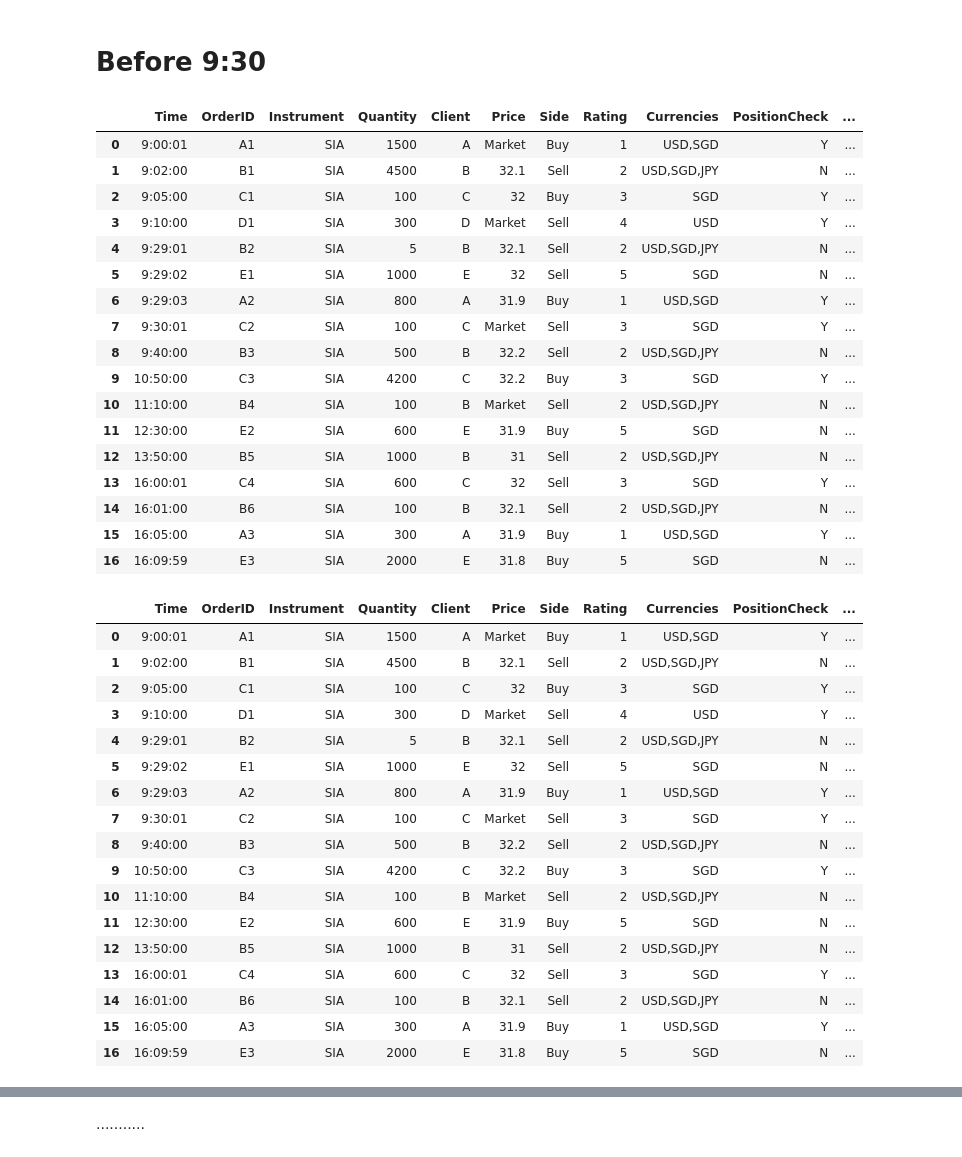
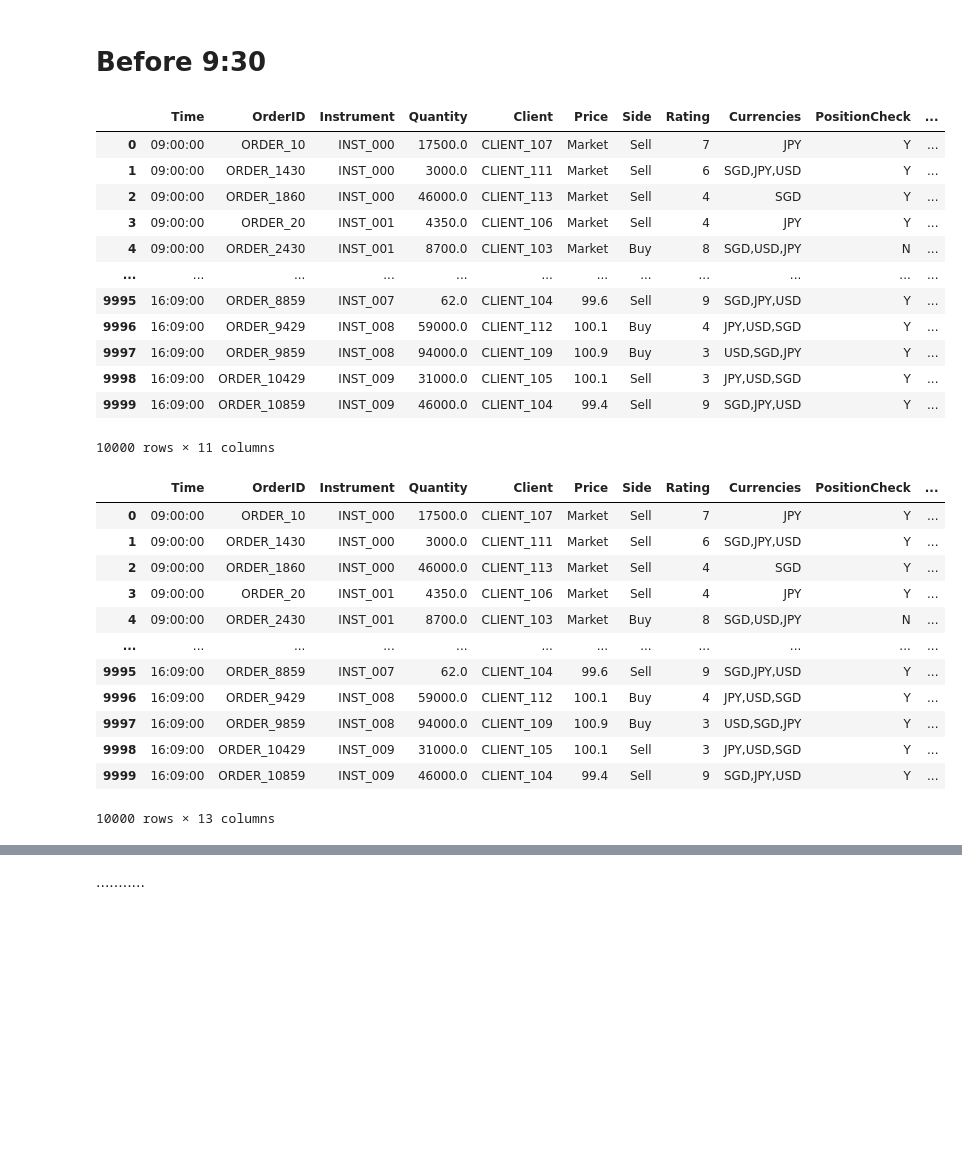
Before and after one commit to Kautharr/APAC-Grp-12, a Jupyter notebook: validate.ipynb, the cells around one changed output, grey strips where cells are left out. Cells and saved outputs as stored; diff of their text form; code cells hidden in the pictures; blank space fills up the shorter version.

```diff
--- a/validate.ipynb
+++ b/validate.ipynb
@@ -3,42 +3,42 @@
 # %%
 import pandas as pd
 
 
-instruments_df = pd.read_csv('DataSets/example-set/input_instruments.csv')
-orders_df =  pd.read_csv('DataSets/example-set/input_orders.csv')
-clients_df = pd.read_csv('DataSets/example-set/input_clients.csv')
+# instruments_df = pd.read_csv('DataSets/example-set/input_instruments.csv')
+# orders_df =  pd.read_csv('DataSets/example-set/input_orders.csv')
+# clients_df = pd.read_csv('DataSets/example-set/input_clients.csv')
+
+
+instruments_df = pd.read_csv('DataSets/test-set/input_instruments.csv')
+orders_df =  pd.read_csv('DataSets/test-set/input_orders.csv')
+clients_df = pd.read_csv('DataSets/test-set/input_clients.csv')
 
 clients_df.set_index('ClientID', inplace=True)
 orders_df['Rating'] = orders_df['Client'].map(clients_df['Rating'])
 orders_df['Currencies'] = orders_df['Client'].map(clients_df['Currencies'])
 orders_df['PositionCheck'] = orders_df['Client'].map(clients_df['PositionCheck'])
 
 instruments_df.set_index('InstrumentID', inplace=True)
 orders_df['LotSize'] = orders_df['Instrument'].map(instruments_df['LotSize'])
 
 clients_df.reset_index(inplace=True)
 instruments_df.reset_index(inplace=True)
 
 orders_df
 # %% [output]
 |  | Time | OrderID | Instrument | Quantity | Client | Price | Side | Rating | Currencies | PositionCheck | ... |
-| 0 | 9:00:01 | A1 | SIA | 1500 | A | Market | Buy | 1 | USD,SGD | Y | ... |
-| 1 | 9:02:00 | B1 | SIA | 4500 | B | 32.1 | Sell | 2 | USD,SGD,JPY | N | ... |
-| 2 | 9:05:00 | C1 | SIA | 100 | C | 32 | Buy | 3 | SGD | Y | ... |
-| 3 | 9:10:00 | D1 | SIA | 300 | D | Market | Sell | 4 | USD | Y | ... |
-| 4 | 9:29:01 | B2 | SIA | 5 | B | 32.1 | Sell | 2 | USD,SGD,JPY | N | ... |
-| 5 | 9:29:02 | E1 | SIA | 1000 | E | 32 | Sell | 5 | SGD | N | ... |
-| 6 | 9:29:03 | A2 | SIA | 800 | A | 31.9 | Buy | 1 | USD,SGD | Y | ... |
-| 7 | 9:30:01 | C2 | SIA | 100 | C | Market | Sell | 3 | SGD | Y | ... |
-| 8 | 9:40:00 | B3 | SIA | 500 | B | 32.2 | Sell | 2 | USD,SGD,JPY | N | ... |
-| 9 | 10:50:00 | C3 | SIA | 4200 | C | 32.2 | Buy | 3 | SGD | Y | ... |
-| 10 | 11:10:00 | B4 | SIA | 100 | B | Market | Sell | 2 | USD,SGD,JPY | N | ... |
-| 11 | 12:30:00 | E2 | SIA | 600 | E | 31.9 | Buy | 5 | SGD | N | ... |
-| 12 | 13:50:00 | B5 | SIA | 1000 | B | 31 | Sell | 2 | USD,SGD,JPY | N | ... |
-| 13 | 16:00:01 | C4 | SIA | 600 | C | 32 | Sell | 3 | SGD | Y | ... |
-| 14 | 16:01:00 | B6 | SIA | 100 | B | 32.1 | Sell | 2 | USD,SGD,JPY | N | ... |
-| 15 | 16:05:00 | A3 | SIA | 300 | A | 31.9 | Buy | 1 | USD,SGD | Y | ... |
-| 16 | 16:09:59 | E3 | SIA | 2000 | E | 31.8 | Buy | 5 | SGD | N | ... |
+| 0 | 09:00:00 | ORDER_10 | INST_000 | 17500.0 | CLIENT_107 | Market | Sell | 7 | JPY | Y | ... |
+| 1 | 09:00:00 | ORDER_1430 | INST_000 | 3000.0 | CLIENT_111 | Market | Sell | 6 | SGD,JPY,USD | Y | ... |
+| 2 | 09:00:00 | ORDER_1860 | INST_000 | 46000.0 | CLIENT_113 | Market | Sell | 4 | SGD | Y | ... |
+| 3 | 09:00:00 | ORDER_20 | INST_001 | 4350.0 | CLIENT_106 | Market | Sell | 4 | JPY | Y | ... |
+| 4 | 09:00:00 | ORDER_2430 | INST_001 | 8700.0 | CLIENT_103 | Market | Buy | 8 | SGD,USD,JPY | N | ... |
+| ... | ... | ... | ... | ... | ... | ... | ... | ... | ... | ... | ... |
+| 9995 | 16:09:00 | ORDER_8859 | INST_007 | 62.0 | CLIENT_104 | 99.6 | Sell | 9 | SGD,JPY,USD | Y | ... |
+| 9996 | 16:09:00 | ORDER_9429 | INST_008 | 59000.0 | CLIENT_112 | 100.1 | Buy | 4 | JPY,USD,SGD | Y | ... |
+| 9997 | 16:09:00 | ORDER_9859 | INST_008 | 94000.0 | CLIENT_109 | 100.9 | Buy | 3 | USD,SGD,JPY | Y | ... |
+| 9998 | 16:09:00 | ORDER_10429 | INST_009 | 31000.0 | CLIENT_105 | 100.1 | Sell | 3 | JPY,USD,SGD | Y | ... |
+| 9999 | 16:09:00 | ORDER_10859 | INST_009 | 46000.0 | CLIENT_104 | 99.4 | Sell | 9 | SGD,JPY,USD | Y | ... |
+10000 rows × 11 columns
 # %%
 def validate_instruments(instruments_df, orders_df):
     instrument_ids_set = set(instruments_df['InstrumentID'])
@@ -53,23 +53,18 @@ validate_instruments(instruments_df, orders_df)
 orders_df
 # %% [output]
 |  | Time | OrderID | Instrument | Quantity | Client | Price | Side | Rating | Currencies | PositionCheck | ... |
-| 0 | 9:00:01 | A1 | SIA | 1500 | A | Market | Buy | 1 | USD,SGD | Y | ... |
-| 1 | 9:02:00 | B1 | SIA | 4500 | B | 32.1 | Sell | 2 | USD,SGD,JPY | N | ... |
-| 2 | 9:05:00 | C1 | SIA | 100 | C | 32 | Buy | 3 | SGD | Y | ... |
-| 3 | 9:10:00 | D1 | SIA | 300 | D | Market | Sell | 4 | USD | Y | ... |
-| 4 | 9:29:01 | B2 | SIA | 5 | B | 32.1 | Sell | 2 | USD,SGD,JPY | N | ... |
-| 5 | 9:29:02 | E1 | SIA | 1000 | E | 32 | Sell | 5 | SGD | N | ... |
-| 6 | 9:29:03 | A2 | SIA | 800 | A | 31.9 | Buy | 1 | USD,SGD | Y | ... |
-| 7 | 9:30:01 | C2 | SIA | 100 | C | Market | Sell | 3 | SGD | Y | ... |
-| 8 | 9:40:00 | B3 | SIA | 500 | B | 32.2 | Sell | 2 | USD,SGD,JPY | N | ... |
-| 9 | 10:50:00 | C3 | SIA | 4200 | C | 32.2 | Buy | 3 | SGD | Y | ... |
-| 10 | 11:10:00 | B4 | SIA | 100 | B | Market | Sell | 2 | USD,SGD,JPY | N | ... |
-| 11 | 12:30:00 | E2 | SIA | 600 | E | 31.9 | Buy | 5 | SGD | N | ... |
-| 12 | 13:50:00 | B5 | SIA | 1000 | B | 31 | Sell | 2 | USD,SGD,JPY | N | ... |
-| 13 | 16:00:01 | C4 | SIA | 600 | C | 32 | Sell | 3 | SGD | Y | ... |
-| 14 | 16:01:00 | B6 | SIA | 100 | B | 32.1 | Sell | 2 | USD,SGD,JPY | N | ... |
-| 15 | 16:05:00 | A3 | SIA | 300 | A | 31.9 | Buy | 1 | USD,SGD | Y | ... |
-| 16 | 16:09:59 | E3 | SIA | 2000 | E | 31.8 | Buy | 5 | SGD | N | ... |
+| 0 | 09:00:00 | ORDER_10 | INST_000 | 17500.0 | CLIENT_107 | Market | Sell | 7 | JPY | Y | ... |
+| 1 | 09:00:00 | ORDER_1430 | INST_000 | 3000.0 | CLIENT_111 | Market | Sell | 6 | SGD,JPY,USD | Y | ... |
+| 2 | 09:00:00 | ORDER_1860 | INST_000 | 46000.0 | CLIENT_113 | Market | Sell | 4 | SGD | Y | ... |
+| 3 | 09:00:00 | ORDER_20 | INST_001 | 4350.0 | CLIENT_106 | Market | Sell | 4 | JPY | Y | ... |
+| 4 | 09:00:00 | ORDER_2430 | INST_001 | 8700.0 | CLIENT_103 | Market | Buy | 8 | SGD,USD,JPY | N | ... |
+| ... | ... | ... | ... | ... | ... | ... | ... | ... | ... | ... | ... |
+| 9995 | 16:09:00 | ORDER_8859 | INST_007 | 62.0 | CLIENT_104 | 99.6 | Sell | 9 | SGD,JPY,USD | Y | ... |
+| 9996 | 16:09:00 | ORDER_9429 | INST_008 | 59000.0 | CLIENT_112 | 100.1 | Buy | 4 | JPY,USD,SGD | Y | ... |
+| 9997 | 16:09:00 | ORDER_9859 | INST_008 | 94000.0 | CLIENT_109 | 100.9 | Buy | 3 | USD,SGD,JPY | Y | ... |
+| 9998 | 16:09:00 | ORDER_10429 | INST_009 | 31000.0 | CLIENT_105 | 100.1 | Sell | 3 | JPY,USD,SGD | Y | ... |
+| 9999 | 16:09:00 | ORDER_10859 | INST_009 | 46000.0 | CLIENT_104 | 99.4 | Sell | 9 | SGD,JPY,USD | Y | ... |
+10000 rows × 13 columns
 # %%
 def validate_currency(instruments_df, orders_df):
     currency_set = set(instruments_df['Currency'])
```
Also changed, not shown: parts of 4 cells of this notebook, 1 other file.
